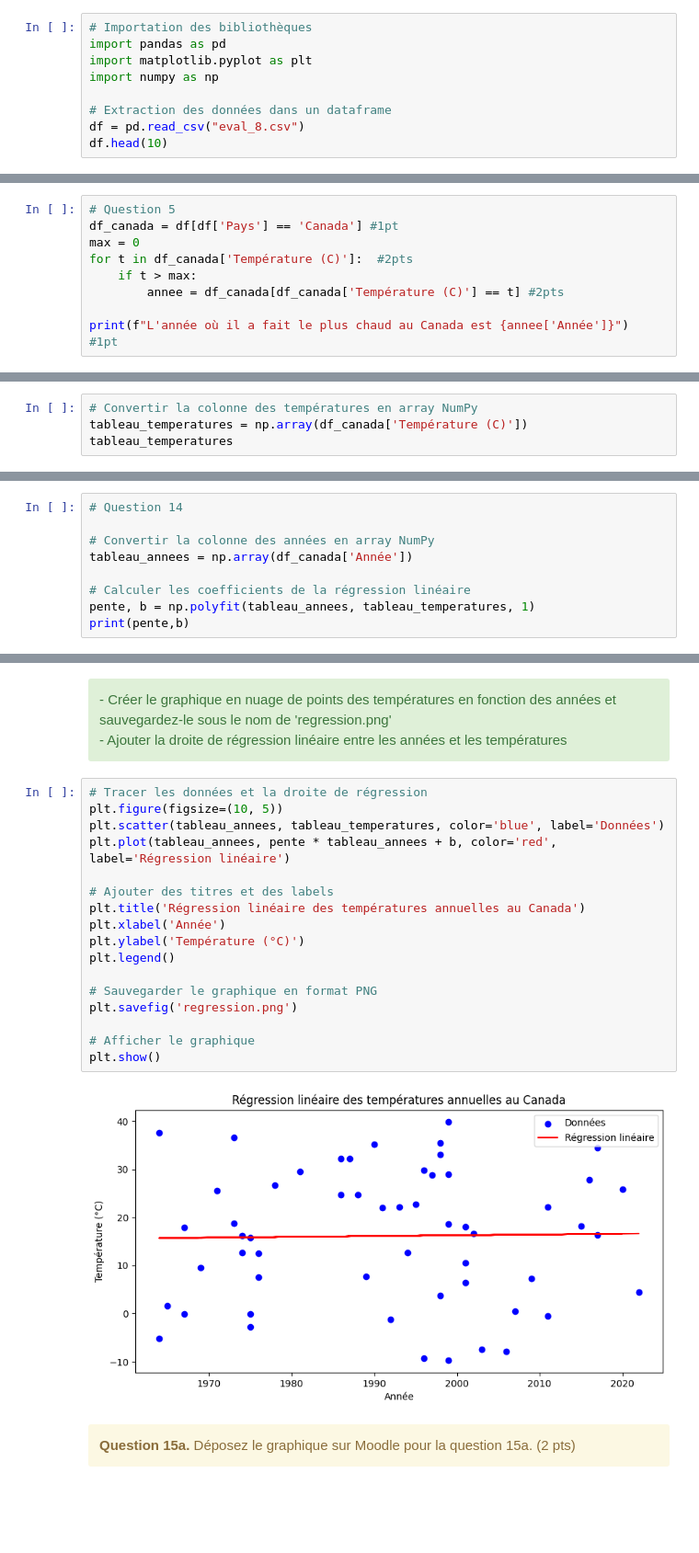
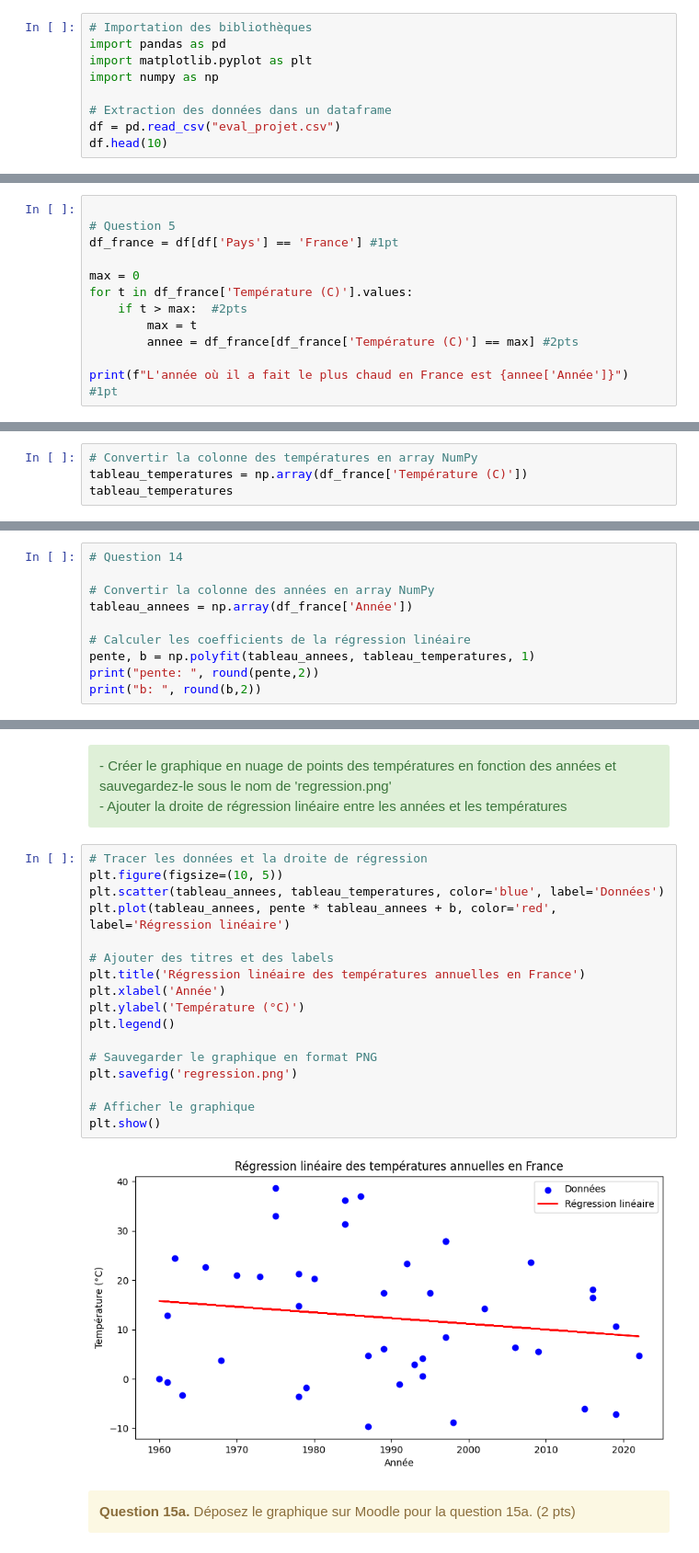
Before and after one commit to 420SN1RE/A24, a Jupyter notebook: projet/evaluation/groupe5_secteur/eval_projet_solutions.ipynb, the cells around one changed output, grey strips where cells are left out. Shown: that part at 92% size. Cells and saved outputs as stored; diff of their text form; blank space fills up the shorter version.

```diff
--- a/projet/evaluation/groupe5_secteur/eval_projet_solutions.ipynb
+++ b/projet/evaluation/groupe5_secteur/eval_projet_solutions.ipynb
@@ -33,7 +33,7 @@ import matplotlib.pyplot as plt
 import numpy as np
 
 # Extraction des données dans un dataframe
-df = pd.read_csv("eval_8.csv")
+df = pd.read_csv("eval_projet.csv")
 df.head(10)
 # %% [output]
 |  | Country | Year | Temperature |
@@ -255,12 +255,15 @@ Pour ce faire:<br>
 - Filtrer la ligne qui contient la température la plus basse <br>
 </div>
 # %%
+
 # Question 5
-df_canada = df[df['Pays'] == 'Canada'] #1pt
+df_france = df[df['Pays'] == 'France'] #1pt
+
 max = 0
-for t in df_canada['Température (C)']:  #2pts
-    if t > max:
-        annee = df_canada[df_canada['Température (C)'] == t] #2pts
+for t in df_france['Température (C)'].values:
+    if t > max:  #2pts
+        max = t
+        annee = df_france[df_france['Température (C)'] == max] #2pts
 
-print(f"L'année où il a fait le plus chaud au Canada est {annee['Année']}")   #1pt
+print(f"L'année où il a fait le plus chaud en France est {annee['Année']}")   #1pt
 # %% [output]
@@ -383,6 +386,6 @@ plt.show()
 </div>
 # %%
 # Convertir la colonne des températures en array NumPy
-tableau_temperatures = np.array(df_canada['Température (C)'])
+tableau_temperatures = np.array(df_france['Température (C)'])
 tableau_temperatures
 # %% [output]
@@ -482,9 +487,10 @@ Température maximale: 39.83°C
 # Question 14
 
 # Convertir la colonne des années en array NumPy
-tableau_annees = np.array(df_canada['Année'])
+tableau_annees = np.array(df_france['Année'])
 
 # Calculer les coefficients de la régression linéaire
 pente, b = np.polyfit(tableau_annees, tableau_temperatures, 1)
-print(pente,b)
+print("pente: ", round(pente,2))
+print("b: ", round(b,2))
 # %% [output]
@@ -501,22 +508,22 @@ print(pente,b)
 # %%
 # Tracer les données et la droite de régression
 plt.figure(figsize=(10, 5))
 plt.scatter(tableau_annees, tableau_temperatures, color='blue', label='Données')
 plt.plot(tableau_annees, pente * tableau_annees + b, color='red', label='Régression linéaire')
 
 # Ajouter des titres et des labels
-plt.title('Régression linéaire des températures annuelles au Canada')
+plt.title('Régression linéaire des températures annuelles en France')
 plt.xlabel('Année')
 plt.ylabel('Température (°C)')
 plt.legend()
 
 # Sauvegarder le graphique en format PNG
 plt.savefig('regression.png')
 
 # Afficher le graphique
 plt.show()
 # %% [output]
-[figure, old version]
+[figure, new version]
 # %% [markdown]
 <div class="alert alert-block alert-warning">
 <b>Question 15a. </b>Déposez le graphique sur Moodle pour la question 15a. (2 pts)
```
Also changed, not shown: parts of 23 cells of this notebook, 40 other files.
